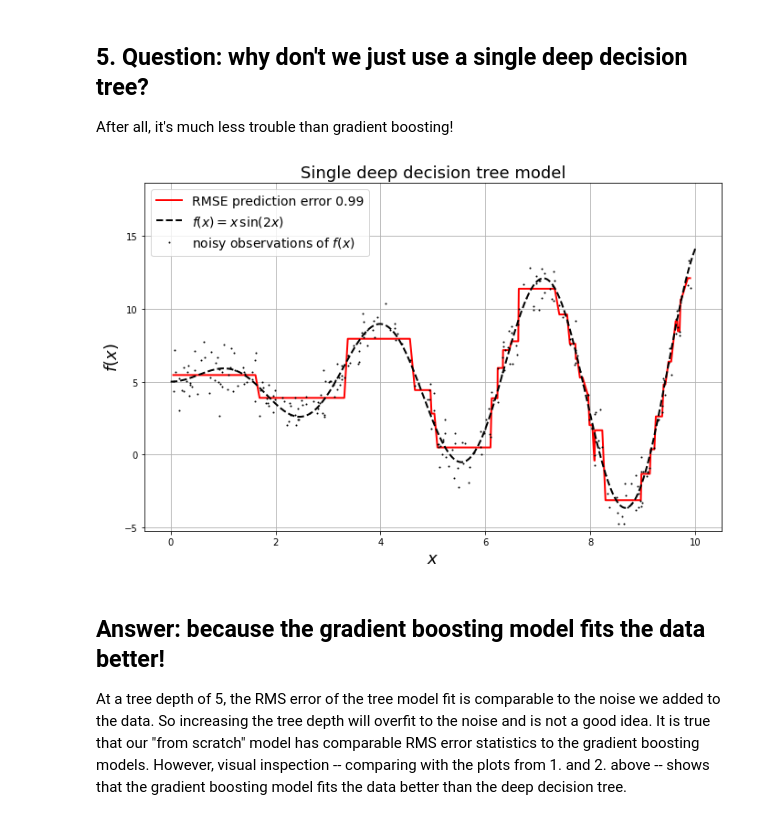
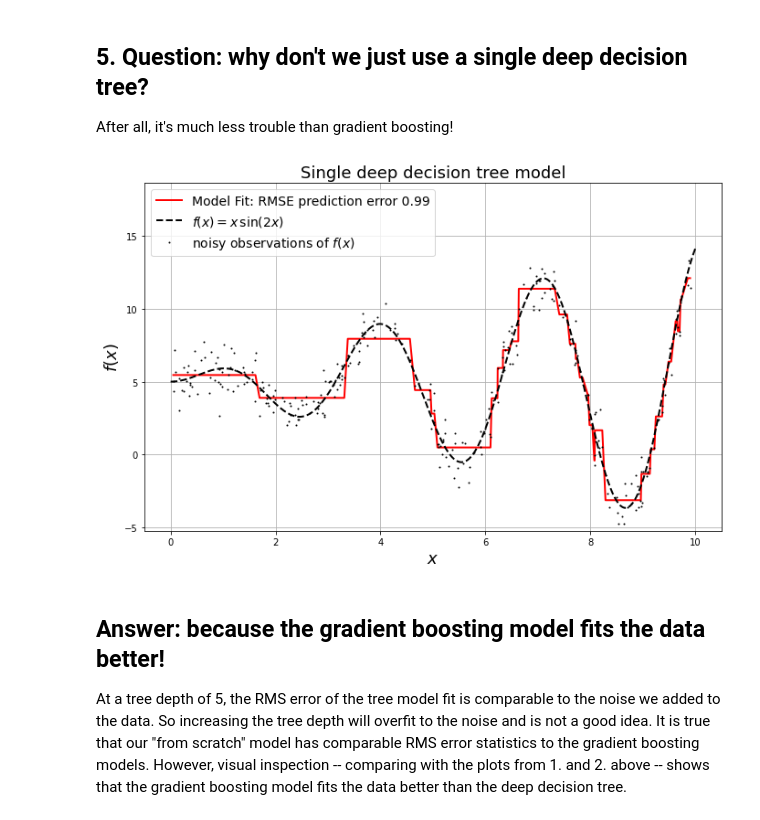
Before and after one commit to jcatanza/gradient_boosting_regression, a Jupyter notebook: gradient_boosting_regression_jcat.ipynb, the cells around one changed output. Cells and saved outputs as stored; diff of their text form; code cells hidden in the pictures.

```diff
--- a/gradient_boosting_regression_jcat.ipynb
+++ b/gradient_boosting_regression_jcat.ipynb
@@ -262,28 +262,28 @@ After all, it's much less trouble than gradient boosting!
 # %%
 # instantiate a DecisionTreeRegressor model
 regressor = DecisionTreeRegressor(random_state = 42, max_depth = 5, min_samples_leaf = 2)
 # fit the training data
 y_pred = regressor.fit(X, y).predict(x_grid)
 
 # predict on the training data
 y_pred_train = regressor.fit(X, y).predict(X)
 
 # compute the error
 error = np.sqrt(np.mean((y_pred_train - y)**2))
 
 
 fig = plt.figure(figsize=(golden_ratio*7,7))
-plt.plot(X, y_pred_train, 'r-', linewidth=2, label=f'RMSE prediction error {error:.2f}')
+plt.plot(X, y_pred_train, 'r-', linewidth=2, label=f'Model Fit: RMSE prediction error {error:.2f}')
 plt.plot(x_grid, f(x_grid), 'k--', linewidth = 2,label=r'$f(x) = x\,\sin(2x)$')
 plt.plot(X, y, 'k.', markersize=2, label=r'noisy observations of $f(x)$')
 plt.xlabel('$x$',fontsize = 18)
 plt.ylabel('$f(x)$',fontsize = 18)
 plt.ylim(1.1*y_min, 1.4*y_max)
 plt.title('Single deep decision tree model',fontsize=18)
 plt.legend(loc='upper left',fontsize=14)
 plt.grid()
 # %% [output]
-[figure, old version]
+[figure, new version]
 # %% [markdown]
 ## Answer: because the gradient boosting model fits the data better!
 At a tree depth of 5, the RMS error of the tree model fit is comparable to the noise we added to the data. So increasing the tree depth will overfit to the noise and is not a good idea. It is true that our "from scratch" model has comparable RMS error statistics to the gradient boosting models. However, visual inspection -- comparing with the plots from 1. and 2. above -- shows that the gradient boosting model fits the data better than the deep decision tree.
```
Also changed, not shown: parts of 3 cells of this notebook.
